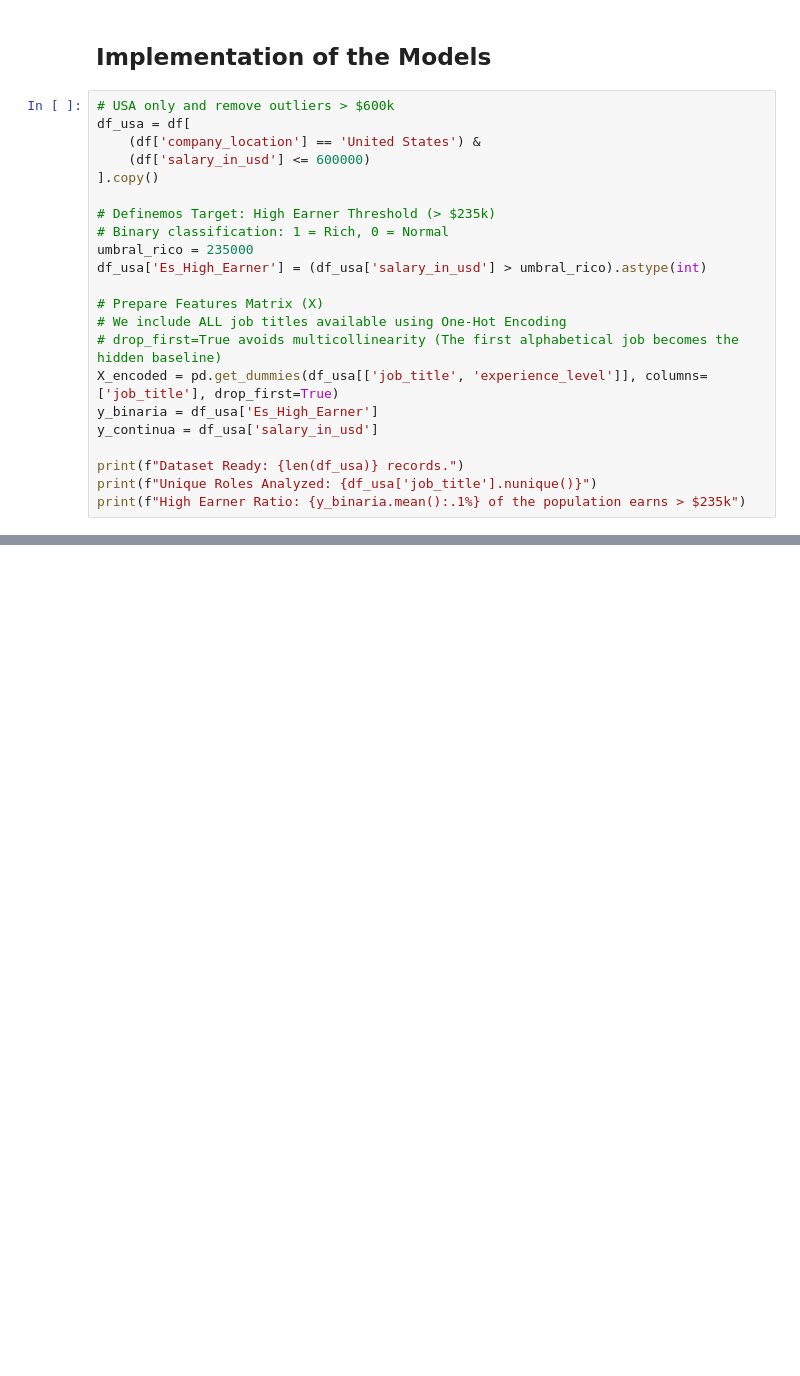
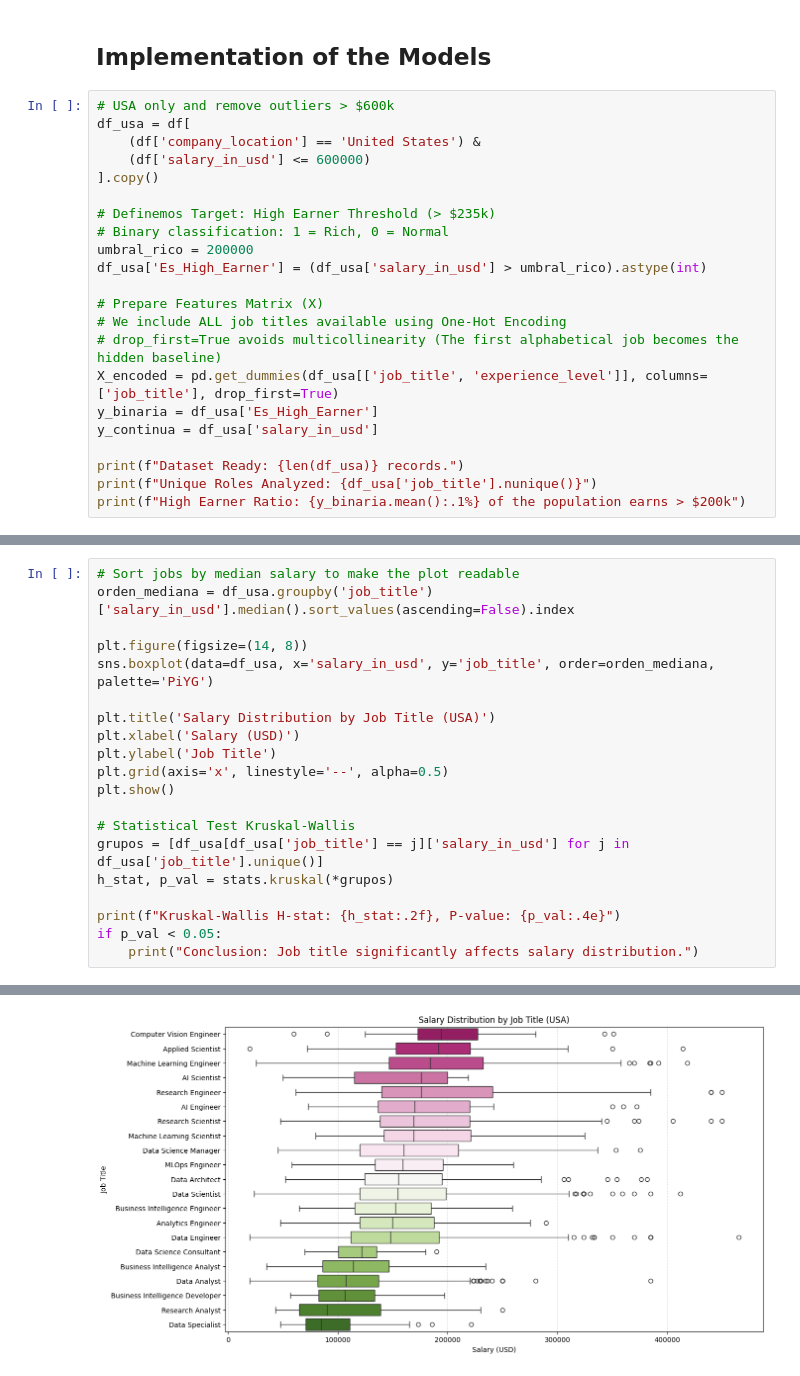
Before and after one commit to SLy-Precision/Using-Data-to-Find-Optimal-Path-to-Data-Science-High-Salary, a Jupyter notebook: Using_Data_to_Find_Optimal_Path_in_DS.ipynb, the cells around one changed output, grey strips where cells are left out. Drawn from its saved outputs; the diff is of its cells as text; blank space fills up the shorter version.

```diff
--- a/Using_Data_to_Find_Optimal_Path_in_DS.ipynb
+++ b/Using_Data_to_Find_Optimal_Path_in_DS.ipynb
@@ -475,7 +478,7 @@ df_usa = df[
 
 # Definemos Target: High Earner Threshold (> $235k)
 # Binary classification: 1 = Rich, 0 = Normal
-umbral_rico = 235000
+umbral_rico = 200000
 df_usa['Es_High_Earner'] = (df_usa['salary_in_usd'] > umbral_rico).astype(int)
 
 # Prepare Features Matrix (X)
@@ -487,7 +490,7 @@ y_continua = df_usa['salary_in_usd']
 
 print(f"Dataset Ready: {len(df_usa)} records.")
 print(f"Unique Roles Analyzed: {df_usa['job_title'].nunique()}")
-print(f"High Earner Ratio: {y_binaria.mean():.1%} of the population earns > $235k")
+print(f"High Earner Ratio: {y_binaria.mean():.1%} of the population earns > $200k")
 # %% [output]
 Dataset Ready: 4991 records.
 Unique Roles Analyzed: 21
@@ -519,0 +498,21 @@ The specific job role is a determinant factor for salary.
+# %%
+# Sort jobs by median salary to make the plot readable
+orden_mediana = df_usa.groupby('job_title')['salary_in_usd'].median().sort_values(ascending=False).index
+
+plt.figure(figsize=(14, 8))
+sns.boxplot(data=df_usa, x='salary_in_usd', y='job_title', order=orden_mediana, palette='PiYG')
+
+plt.title('Salary Distribution by Job Title (USA)')
+plt.xlabel('Salary (USD)')
+plt.ylabel('Job Title')
+plt.grid(axis='x', linestyle='--', alpha=0.5)
+plt.show()
+
+# Statistical Test Kruskal-Wallis
+grupos = [df_usa[df_usa['job_title'] == j]['salary_in_usd'] for j in df_usa['job_title'].unique()]
+h_stat, p_val = stats.kruskal(*grupos)
+
+print(f"Kruskal-Wallis H-stat: {h_stat:.2f}, P-value: {p_val:.4e}")
+if p_val < 0.05:
+    print("Conclusion: Job title significantly affects salary distribution.")
+# %% [output]
@@ -519,0 +522 @@ The specific job role is a determinant factor for salary.
+[figure, added]
```
Also changed, not shown: parts of 11 cells of this notebook.
